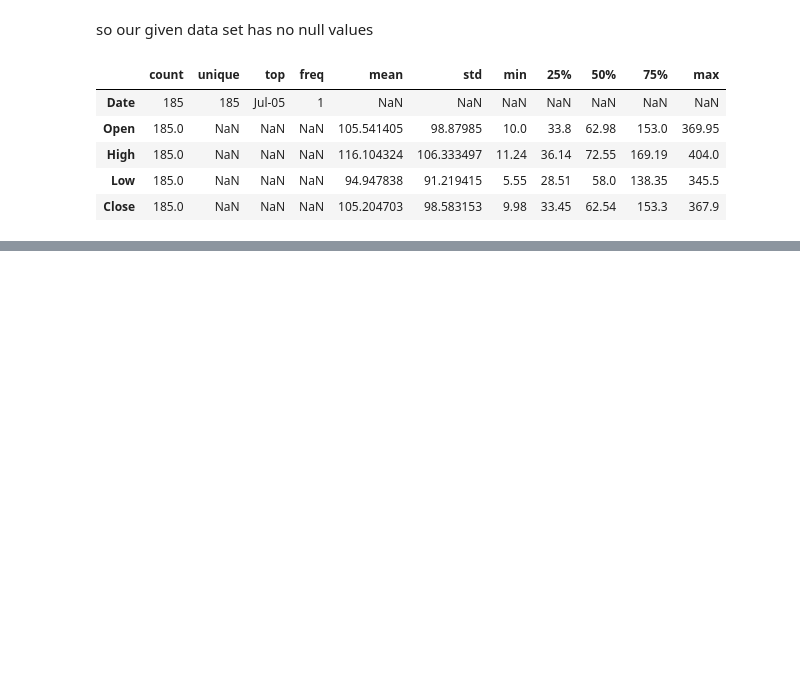
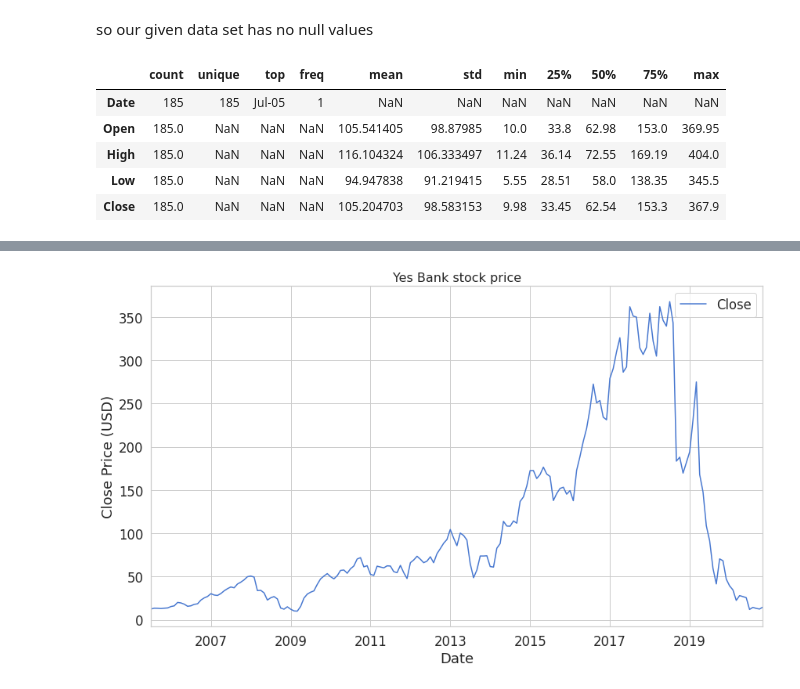
Before and after one commit to Aashishc-prog/Yes-Bank-Stock-Closing-Price-prediction-, a Jupyter notebook: Capstone_2_Yes_Bank_stock_closing_price_.ipynb, the cells around one changed output, grey strips where cells are left out. Saved outputs shown, nothing was run; the diff lists cells and outputs as text; code cells hidden in the pictures; blank space fills up the shorter version.

```diff
--- a/Capstone_2_Yes_Bank_stock_closing_price_.ipynb
+++ b/Capstone_2_Yes_Bank_stock_closing_price_.ipynb
@@ -143,0 +170,9 @@ df.describe(include='all').T
+# %%
+##Visualizing closing price w.r.t to date of stock
+ax = df.plot(x='Date', y="Close");
+ax.set_xlabel("Date")
+ax.set_ylabel("Close Price (USD)")
+plt.title('Yes Bank stock price', fontsize=16)
+plt.show()
+# %% [output]
+[figure, added]
```
Also changed, not shown: parts of 16 cells of this notebook.
